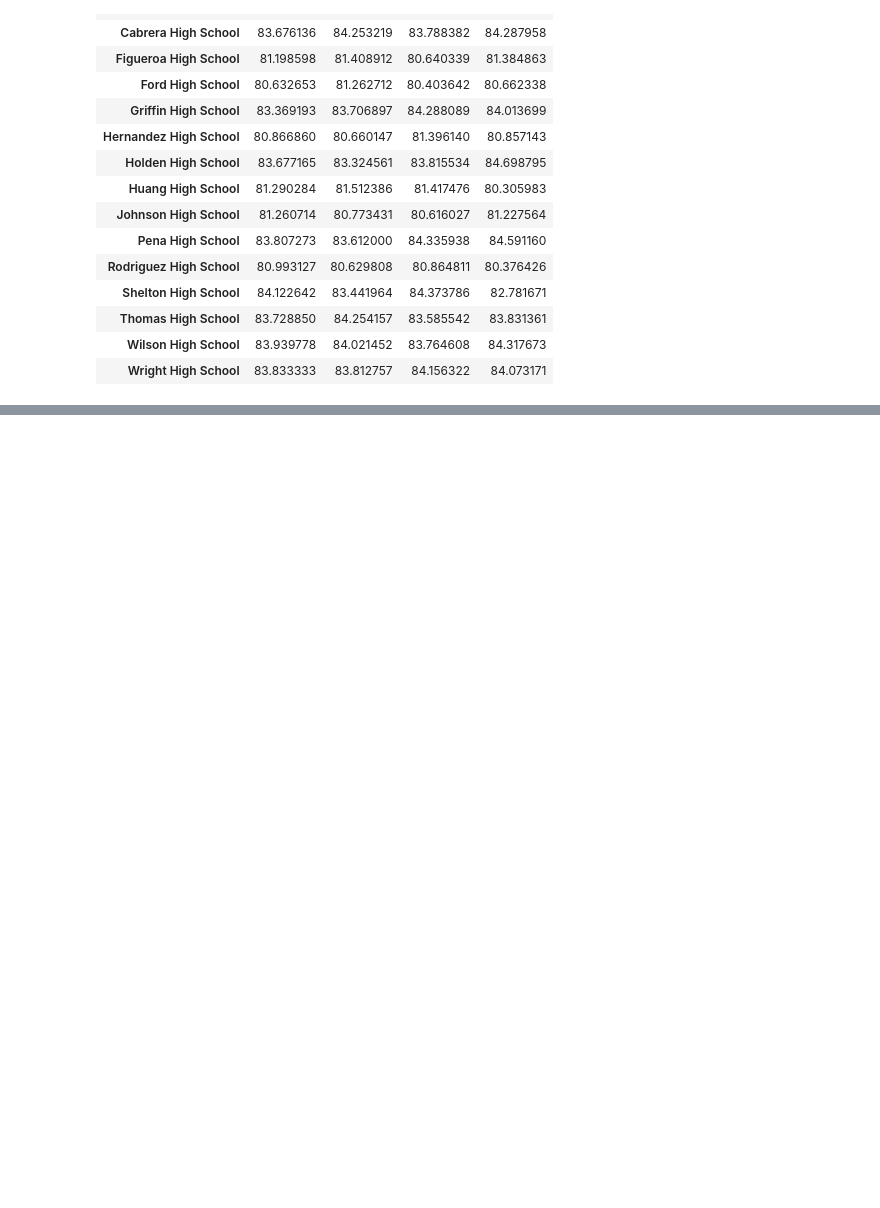
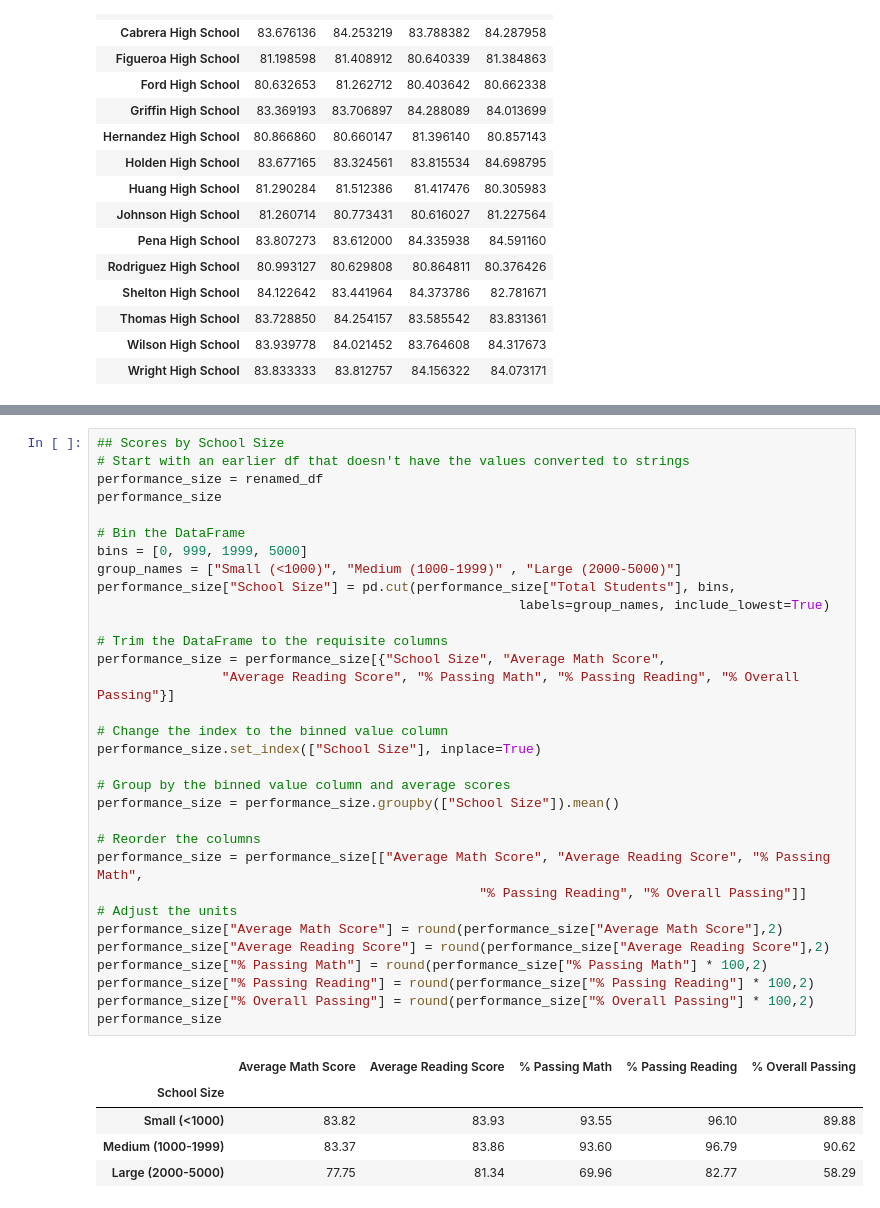
Before and after one commit to js04237/pandas-challenge, a Jupyter notebook: PyCitySchools/PyCitySchools.ipynb, the cells around one changed output, grey strips where cells are left out. Cells and saved outputs as stored; diff of their text form; blank space fills up the shorter version.

```diff
--- a/PyCitySchools/PyCitySchools.ipynb
+++ b/PyCitySchools/PyCitySchools.ipynb
@@ -274,0 +294,38 @@ reading_by_school
+# %%
+## Scores by School Size
+# Start with an earlier df that doesn't have the values converted to strings
+performance_size = renamed_df
+performance_size
+
+# Bin the DataFrame
+bins = [0, 999, 1999, 5000]
+group_names = ["Small (<1000)", "Medium (1000-1999)" , "Large (2000-5000)"]
+performance_size["School Size"] = pd.cut(performance_size["Total Students"], bins,
+                                                      labels=group_names, include_lowest=True)
+
+# Trim the DataFrame to the requisite columns
+performance_size = performance_size[{"School Size", "Average Math Score",
+                "Average Reading Score", "% Passing Math", "% Passing Reading", "% Overall Passing"}]
+
+# Change the index to the binned value column
+performance_size.set_index(["School Size"], inplace=True)
+
+# Group by the binned value column and average scores
+performance_size = performance_size.groupby(["School Size"]).mean()
+
+# Reorder the columns
+performance_size = performance_size[["Average Math Score", "Average Reading Score", "% Passing Math",
+                                                 "% Passing Reading", "% Overall Passing"]]
+# Adjust the units
+performance_size["Average Math Score"] = round(performance_size["Average Math Score"],2)
+performance_size["Average Reading Score"] = round(performance_size["Average Reading Score"],2)
+performance_size["% Passing Math"] = round(performance_size["% Passing Math"] * 100,2)
+performance_size["% Passing Reading"] = round(performance_size["% Passing Reading"] * 100,2)
+performance_size["% Overall Passing"] = round(performance_size["% Overall Passing"] * 100,2)
+performance_size
+# %% [output]
+|  | Average Math Score | Average Reading Score | % Passing Math | % Passing Reading | % Overall Passing |
+| School Size |  |  |  |  |  |
+| Small (<1000) | 83.82 | 83.93 | 93.55 | 96.10 | 89.88 |
+| Medium (1000-1999) | 83.37 | 83.86 | 93.60 | 96.79 | 90.62 |
+| Large (2000-5000) | 77.75 | 81.34 | 69.96 | 82.77 | 58.29 |
```
Also changed, not shown: parts of 10 cells of this notebook.
